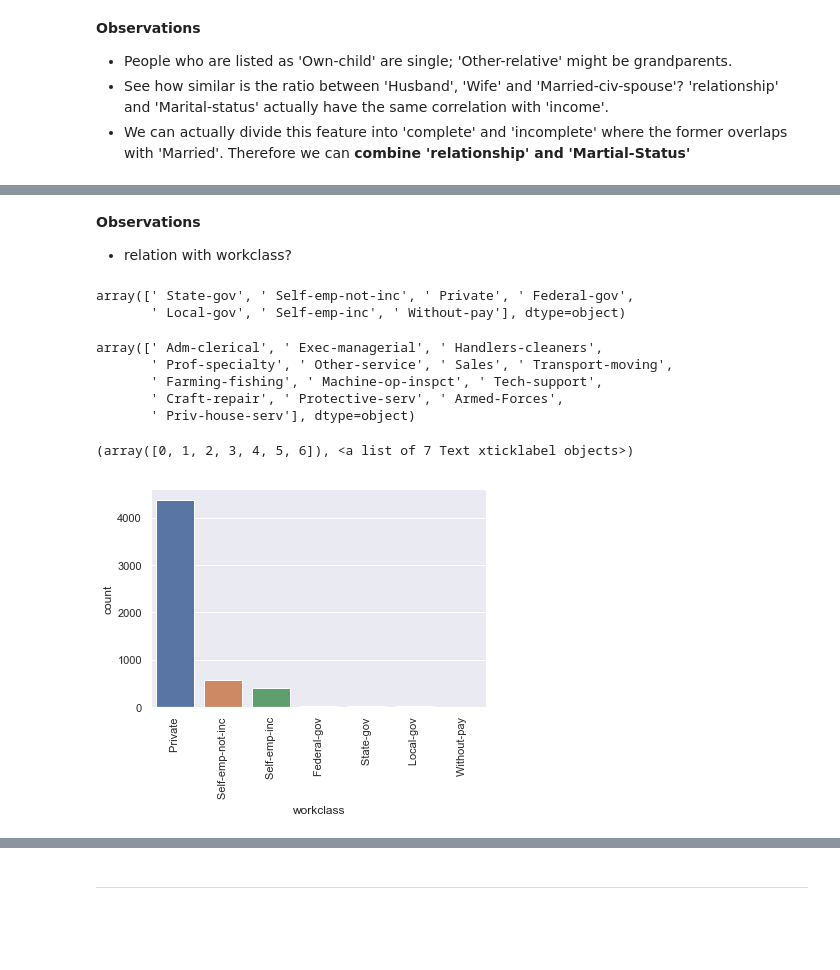
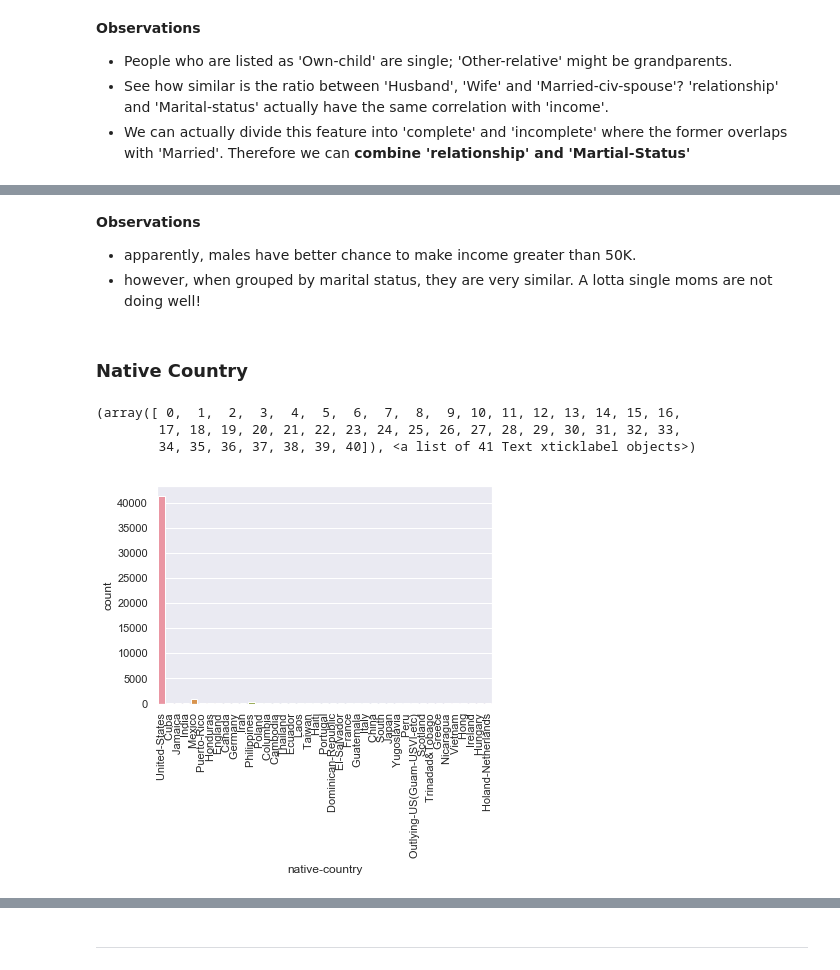
Before and after one commit to kbjiang/Fiding-Donors, a Jupyter notebook: finding_donors_EDA_bivariate.ipynb, the cells around one changed output, grey strips where cells are left out. Saved outputs shown, nothing was run; the diff lists cells and outputs as text; code cells hidden in the pictures; blank space fills up the shorter version.

```diff
--- a/finding_donors_EDA_bivariate.ipynb
+++ b/finding_donors_EDA_bivariate.ipynb
@@ -410,22 +538,14 @@ plt.show()
-# %% [markdown]
-**Observations**
- * relation with workclass?
-# %%
-data['workclass'].unique()
-# %% [output]
-array([' State-gov', ' Self-emp-not-inc', ' Private', ' Federal-gov',
-       ' Local-gov', ' Self-emp-inc', ' Without-pay'], dtype=object)
-# %%
-data['occupation'].unique()
-# %% [output]
-array([' Adm-clerical', ' Exec-managerial', ' Handlers-cleaners',
-       ' Prof-specialty', ' Other-service', ' Sales', ' Transport-moving',
-       ' Farming-fishing', ' Machine-op-inspct', ' Tech-support',
-       ' Craft-repair', ' Protective-serv', ' Armed-Forces',
-       ' Priv-house-serv'], dtype=object)
+# %% [markdown]
+**Observations**
+ * apparently, males have better chance to make income greater than 50K.
+ * however, when grouped by marital status, they are very similar. A lotta single moms are not doing well!
+# %% [markdown]
+###  Native Country
 # %%
-sns.countplot(data[data['occupation']==' Sales']['workclass'])
+sns.countplot(x='native-country', data=data)
 plt.xticks(rotation=90)
 # %% [output]
-(array([0, 1, 2, 3, 4, 5, 6]), <a list of 7 Text xticklabel objects>)
+(array([ 0,  1,  2,  3,  4,  5,  6,  7,  8,  9, 10, 11, 12, 13, 14, 15, 16,
+        17, 18, 19, 20, 21, 22, 23, 24, 25, 26, 27, 28, 29, 30, 31, 32, 33,
+        34, 35, 36, 37, 38, 39, 40]), <a list of 41 Text xticklabel objects>)
-[figure, old version]
+[figure, new version]
```
Also changed, not shown: parts of 17 cells of this notebook.
